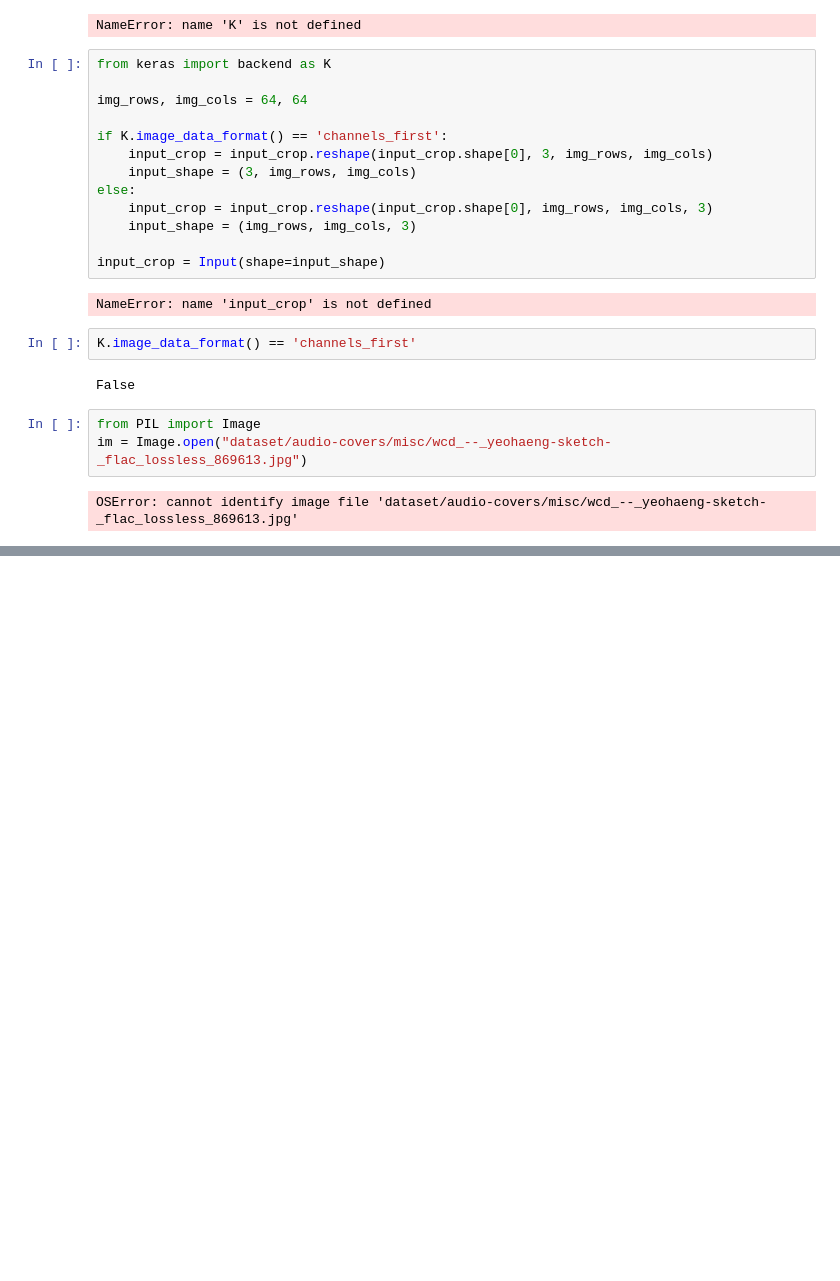
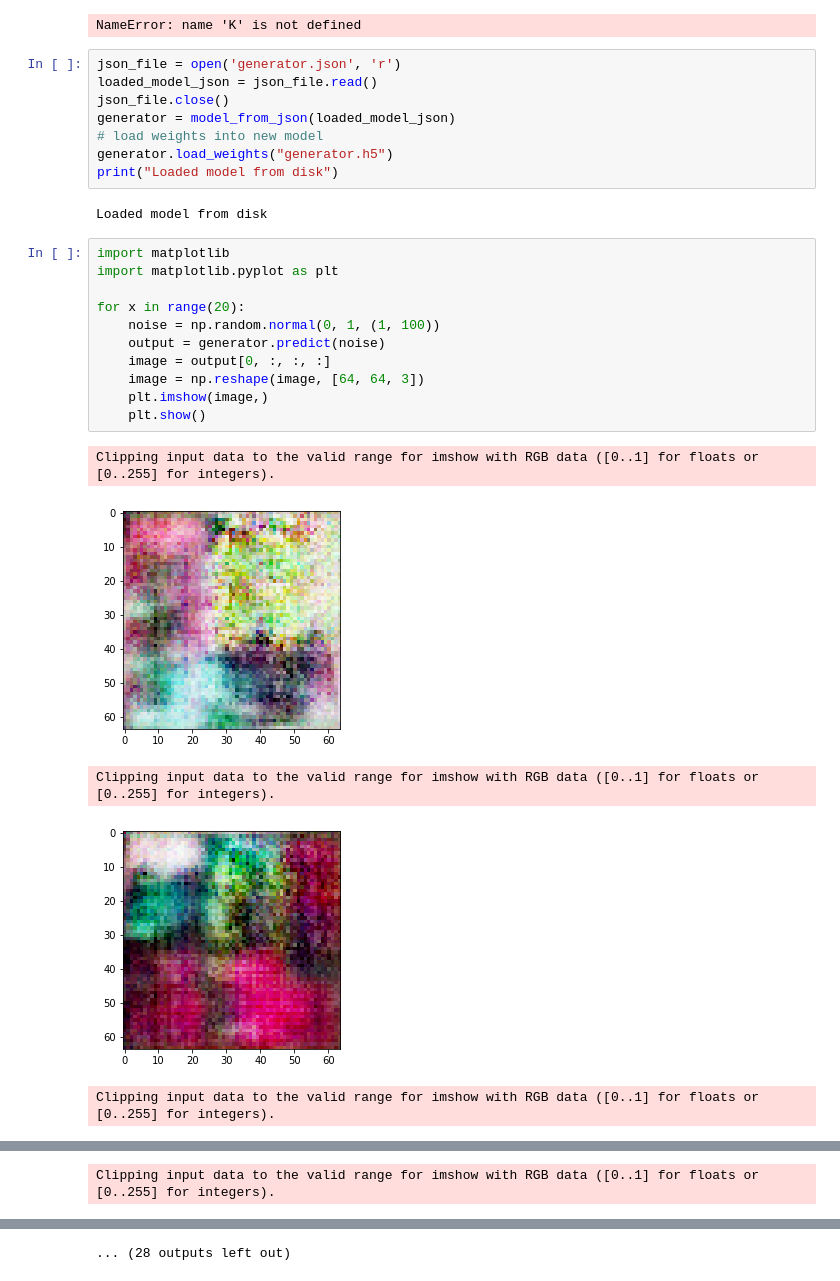
Before and after one commit to jaderabbit/100daysofMLCode, a Jupyter notebook: Untitled.ipynb, the cells around one changed output, grey strips where cells are left out. Drawn from its saved outputs; the diff is of its cells as text; blank space fills up the shorter version.

```diff
--- a/Untitled.ipynb
+++ b/Untitled.ipynb
@@ -113,27 +115,30 @@ x_batch[0:16].shape
 K.image_data_format() == "channels_first"
 # %% [output]
 NameError: name 'K' is not defined
-# %%
-from keras import backend as K
-
-img_rows, img_cols = 64, 64
-
-if K.image_data_format() == 'channels_first':
-    input_crop = input_crop.reshape(input_crop.shape[0], 3, img_rows, img_cols)
-    input_shape = (3, img_rows, img_cols)
-else:
-    input_crop = input_crop.reshape(input_crop.shape[0], img_rows, img_cols, 3)
-    input_shape = (img_rows, img_cols, 3)
-
-input_crop = Input(shape=input_shape)
-# %% [output]
-NameError: name 'input_crop' is not defined
-# %%
-K.image_data_format() == 'channels_first'
-# %% [output]
-False
-# %%
-from PIL import Image
-im = Image.open("dataset/audio-covers/misc/wcd_--_yeohaeng-sketch-_flac_lossless_869613.jpg")
-# %% [output]
-OSError: cannot identify image file 'dataset/audio-covers/misc/wcd_--_yeohaeng-sketch-_flac_lossless_869613.jpg'
+# %%
+json_file = open('generator.json', 'r')
+loaded_model_json = json_file.read()
+json_file.close()
+generator = model_from_json(loaded_model_json)
+# load weights into new model
+generator.load_weights("generator.h5")
+print("Loaded model from disk")
+# %% [output]
+Loaded model from disk
+# %%
+import matplotlib
+import matplotlib.pyplot as plt
+
+for x in range(20):
+    noise = np.random.normal(0, 1, (1, 100))
+    output = generator.predict(noise)
+    image = output[0, :, :, :]
+    image = np.reshape(image, [64, 64, 3])
+    plt.imshow(image,)
+    plt.show()
+# %% [output]
+Clipping input data to the valid range for imshow with RGB data ([0..1] for floats or [0..255] for integers).
+[figure, added]
+Clipping input data to the valid range for imshow with RGB data ([0..1] for floats or [0..255] for integers).
+[figure, added]
+Clipping input data to the valid range for imshow with RGB data ([0..1] for floats or [0..255] for integers).
@@ -139,0 +146 @@ OSError: cannot identify image file 'dataset/audio-covers/misc/wcd_--_yeohaeng-s
+Clipping input data to the valid range for imshow with RGB data ([0..1] for floats or [0..255] for integers).
@@ -139,0 +152 @@ OSError: cannot identify image file 'dataset/audio-covers/misc/wcd_--_yeohaeng-s
+... (28 outputs left out)
```
Also changed, not shown: parts of 14 cells of this notebook, 6 other files.
